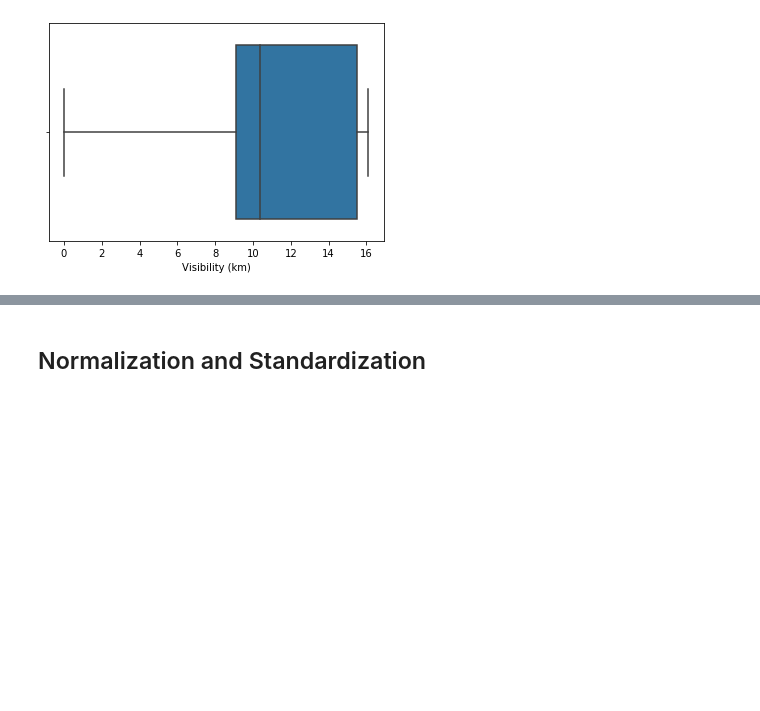
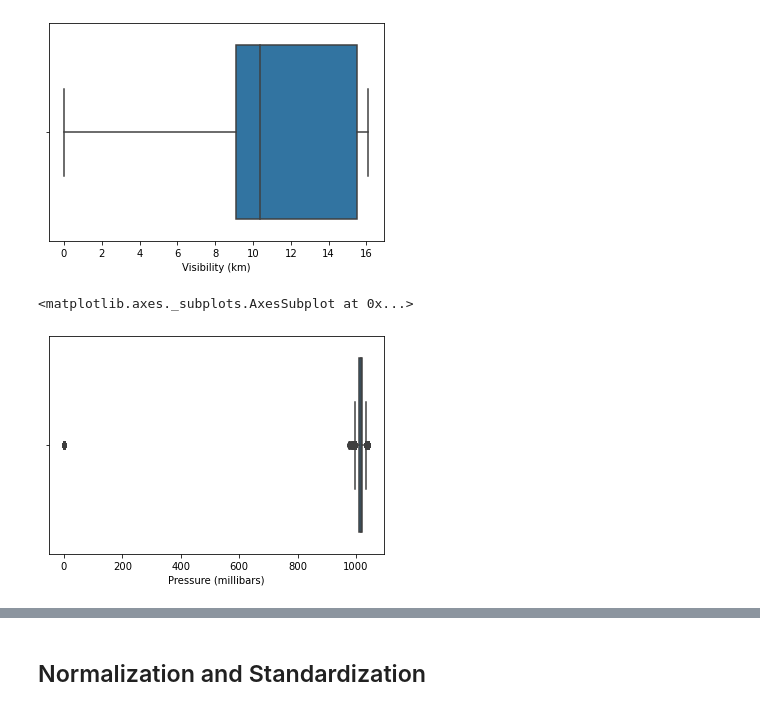
Before and after one commit to Sanjiv01/SDS-project, a Jupyter notebook: Weather linear reg.ipynb, the cells around one changed output, grey strips where cells are left out. Drawn from its saved outputs; the diff is of its cells as text; code cells hidden in the pictures; blank space fills up the shorter version.

```diff
--- a/Weather linear reg.ipynb
+++ b/Weather linear reg.ipynb
@@ -179,3 +180,10 @@ IQR = Q3 - Q1
 
 filter = (df['Visibility (km)'] >= Q1 - 1.5 * IQR) & (df['Visibility (km)'] <= Q3 + 1.5 *IQR)
 df = df.loc[filter]
+# %%
+df['Pressure (millibars)']=df['Pressure (millibars)'].astype(float)   #converting to float type
+# %%
+sns.boxplot(x=df['Pressure (millibars)'])
+# %% [output]
+<matplotlib.axes._subplots.AxesSubplot at 0x...>
+[figure, added]
```
Also changed, not shown: parts of 5 cells of this notebook.
